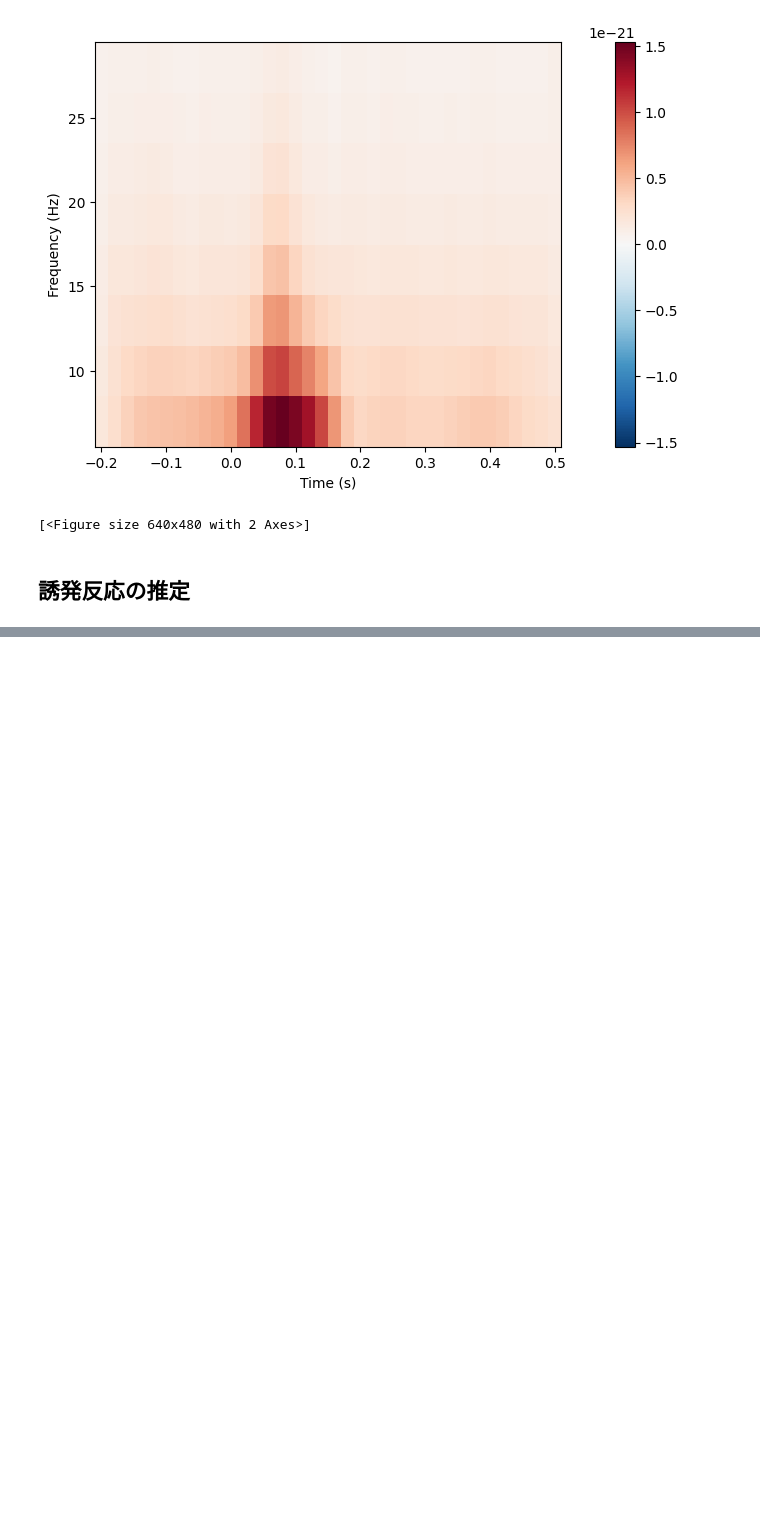
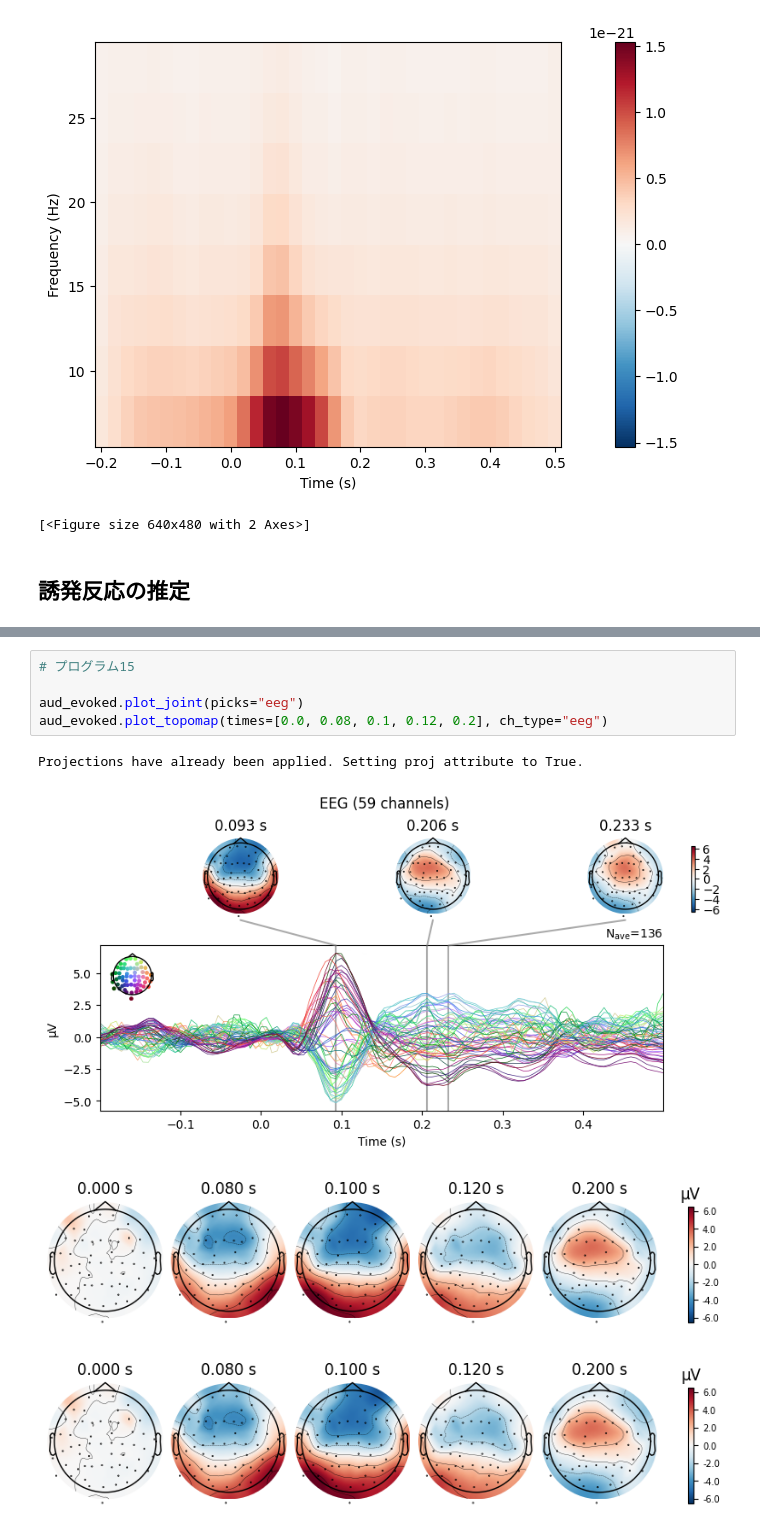
Before and after one commit to H4guk/MNE-Python, a Jupyter notebook: tutorial01_01.ipynb, the cells around one changed output, grey strips where cells are left out. Drawn from its saved outputs; the diff is of its cells as text; blank space fills up the shorter version.

```diff
--- a/tutorial01_01.ipynb
+++ b/tutorial01_01.ipynb
@@ -248,0 +287,10 @@ No baseline correction applied
+# %%
+# プログラム15
+
+aud_evoked.plot_joint(picks="eeg")
+aud_evoked.plot_topomap(times=[0.0, 0.08, 0.1, 0.12, 0.2], ch_type="eeg")
+# %% [output]
+Projections have already been applied. Setting proj attribute to True.
+[figure, added]
+[figure, added]
+[figure, added]
```
Also changed, not shown: parts of 10 cells of this notebook, 3 other files.
